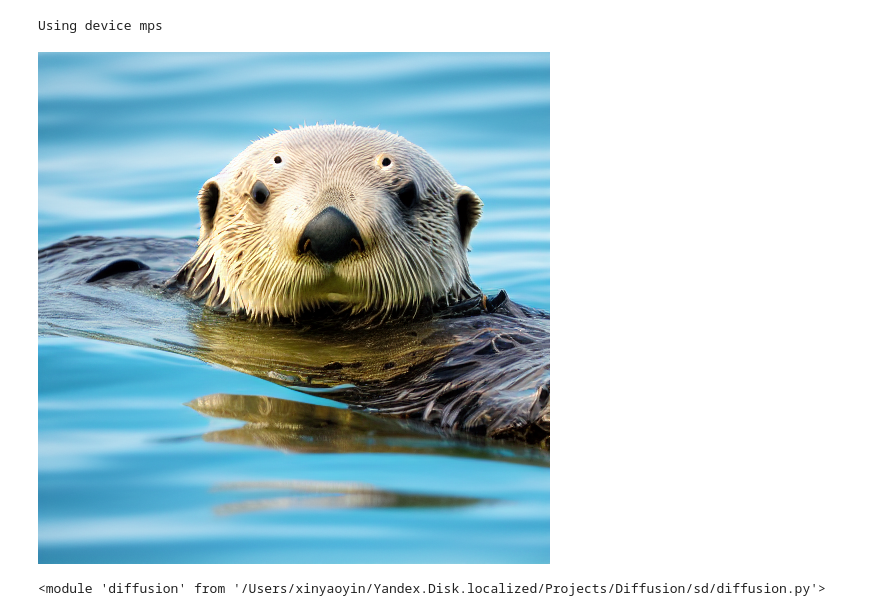
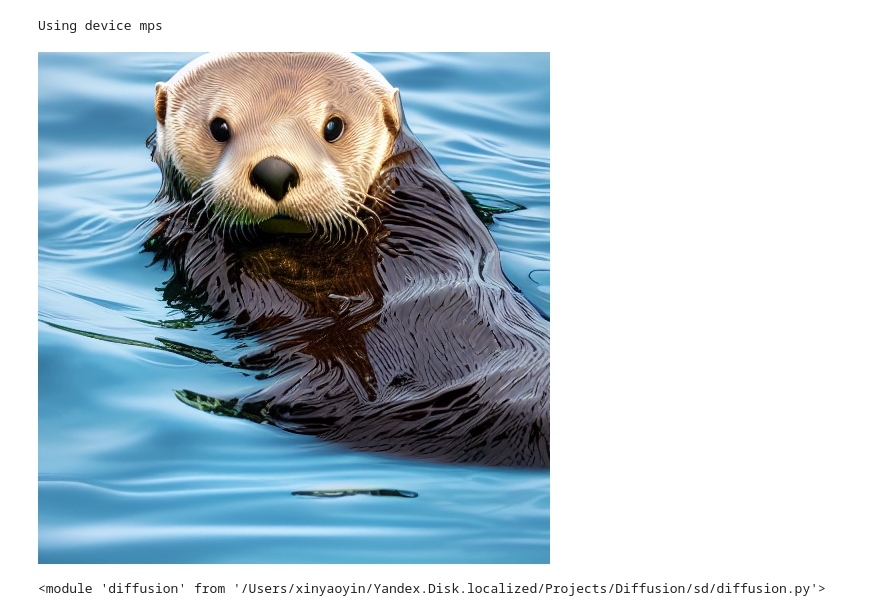
Before and after one commit to yinxinyao111/Diffusion, a Jupyter notebook: sd/inference.ipynb, the cells around one changed output. Drawn from its saved outputs; the diff is of its cells as text; code cells hidden in the pictures.

```diff
--- a/sd/inference.ipynb
+++ b/sd/inference.ipynb
@@ -22,40 +22,40 @@ models = model_loader.preload_models_from_standard_weights(model_file, DEVICE)
 
 ## Text to image
 
-prompt = "A cute sea otter with a backpack, highly detailed, ultra sharp, cinematic, 8k resolution"
-uncond_prompt = "cat is black" # negative prompt
+prompt = "A cute sea otter with big eyes in the sea, highly detailed, ultra sharp, cinematic, 8k resolution"
+uncond_prompt = "" # negative prompt
 do_cfg = True
 cfg_scale = 7 # how much attention paid to the prompt
 
 ## image to image
 input_image = None
-image_path = "../images/dog.jpg"
-# input_image = Image.open(image_path)
+#image_path = "../images/dog.jpg"
+input_image = Image.open(image_path)
 strength = 0.9
 
 sampler = "ddpm"
 num_inference_steps = 50
 seed = 42
 
 output_image = pipeline.generate(
     prompt = prompt,
     uncond_prompt= uncond_prompt,
     input_image=input_image,
     strength=strength,
     do_cfg=do_cfg,
     cfg_scale=cfg_scale,
     sampler_name=sampler,
     n_inference_steps=num_inference_steps,
     seed=seed,
     models=models,
     device=DEVICE,
     idle_device="cpu",
     tokenizer=tokenizer
 )
 Image.fromarray(output_image)
 # %% [output]
 Using device mps
-[figure, old version]
+[figure, new version]
 # %%
 import model_loader
 import importlib
```
Also changed, not shown: 1 other file.
